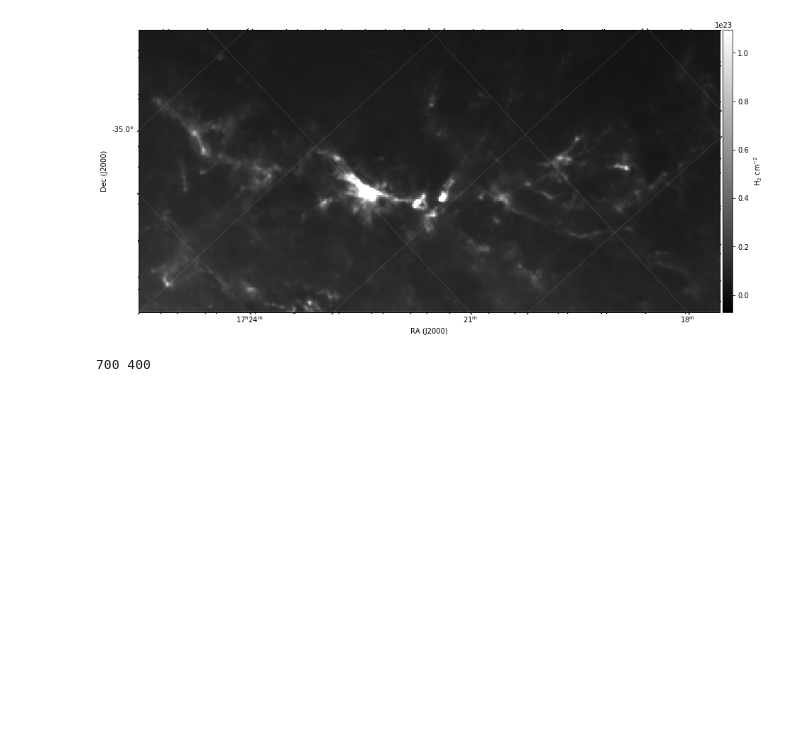
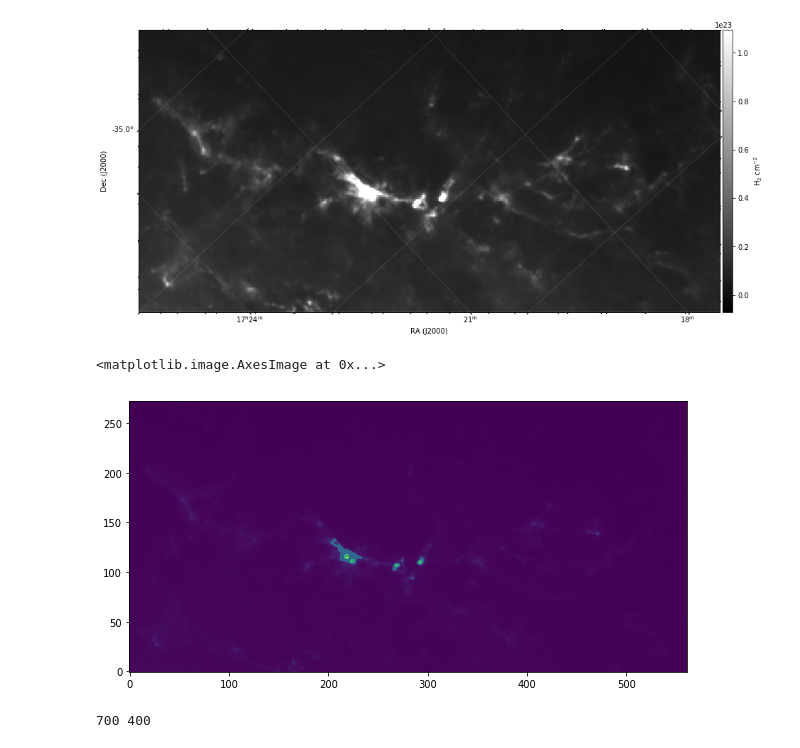
Before and after one commit to jfrob27/M1stage2020, a Jupyter notebook: HOBYS_ngc6334.ipynb, the cells around one changed output. Drawn from its saved outputs; the diff is of its cells as text; code cells hidden in the pictures; blank space fills up the shorter version.

```diff
--- a/HOBYS_ngc6334.ipynb
+++ b/HOBYS_ngc6334.ipynb
@@ -141,3 +150,9 @@ INFO: Auto-setting vmax to  1.095e+23 [aplpy.core]
+# %%
+figure(figsize=(10,10))
+imshow(im,origin='bottom')
+# %% [output]
+<matplotlib.image.AxesImage at 0x...>
+[figure, added]
 # %%
 #Resolution in arcmin
 reso = HDU[0].header['CDELT2'] * 60.
```
Also changed, not shown: parts of 5 cells of this notebook, 5 other files.
